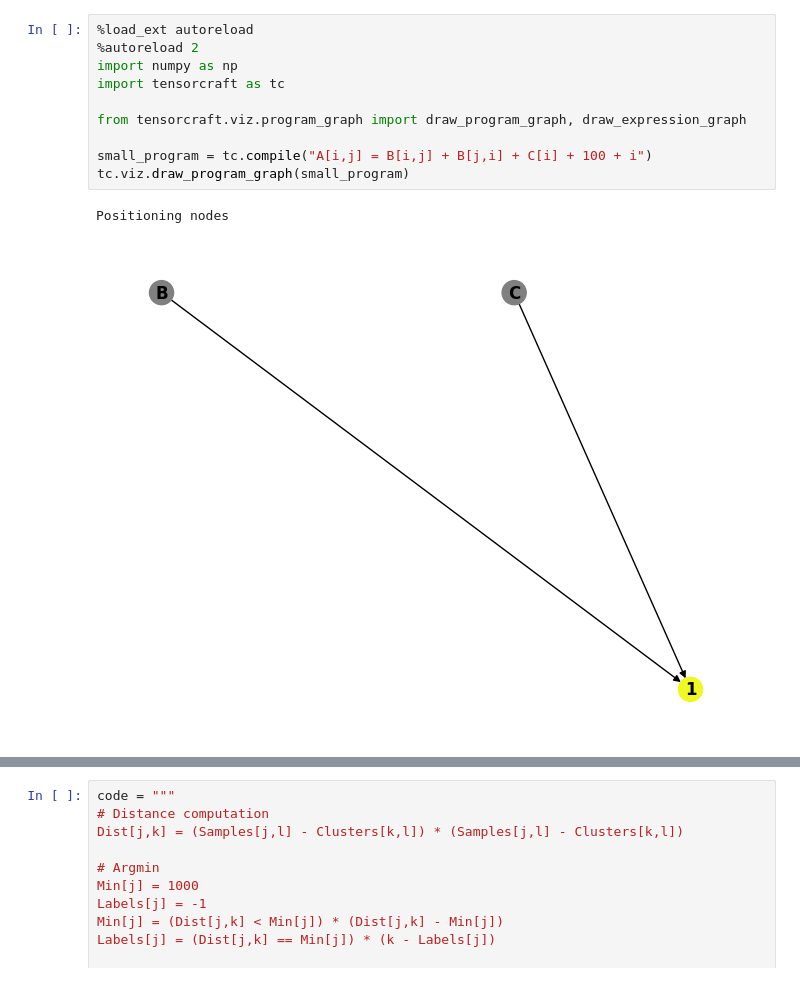
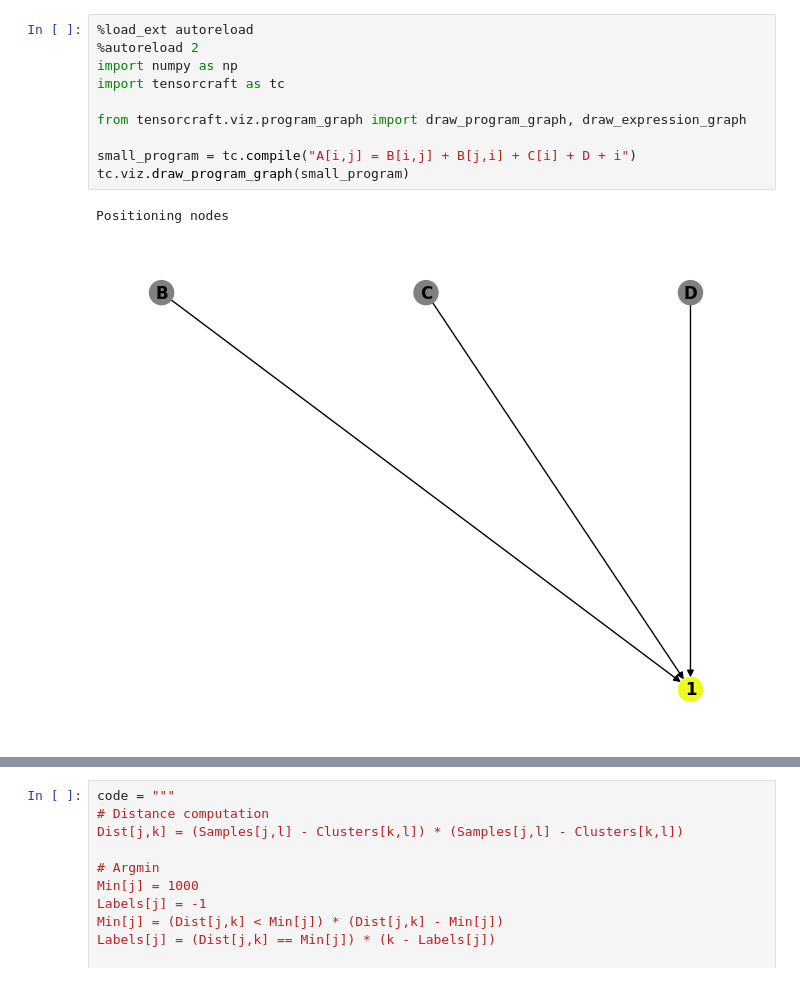
Before and after one commit to Helmholtz-AI-Energy/tensorcraft, a Jupyter notebook: notebooks/compiler_basics.ipynb, the cells around one changed output, grey strips where cells are left out. Drawn from its saved outputs; the diff is of its cells as text.

```diff
--- a/notebooks/compiler_basics.ipynb
+++ b/notebooks/compiler_basics.ipynb
@@ -1,16 +1,16 @@
 # %%
 %load_ext autoreload
 %autoreload 2
 import numpy as np
 import tensorcraft as tc
 
 from tensorcraft.viz.program_graph import draw_program_graph, draw_expression_graph
 
-small_program = tc.compile("A[i,j] = B[i,j] + B[j,i] + C[i] + 100 + i")
+small_program = tc.compile("A[i,j] = B[i,j] + B[j,i] + C[i] + D + i")
 tc.viz.draw_program_graph(small_program)
 # %% [output]
 Positioning nodes
-[figure, old version]
+[figure, new version]
 # %%
 tc.viz.draw_expression_graph(small_program.tensor_expressions[1])
 # %% [output]
```
Also changed, not shown: parts of 5 cells of this notebook, 13 other files.
